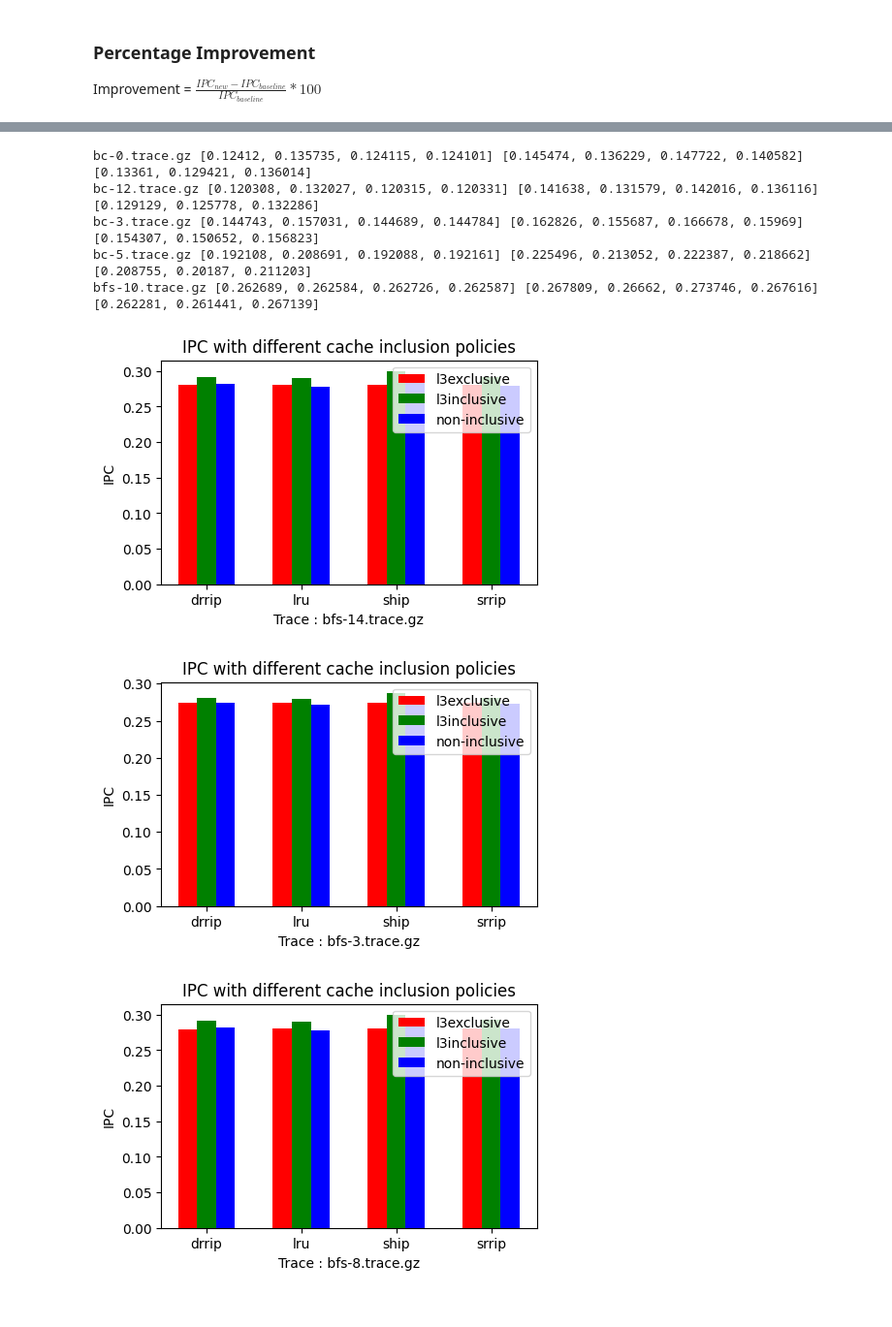
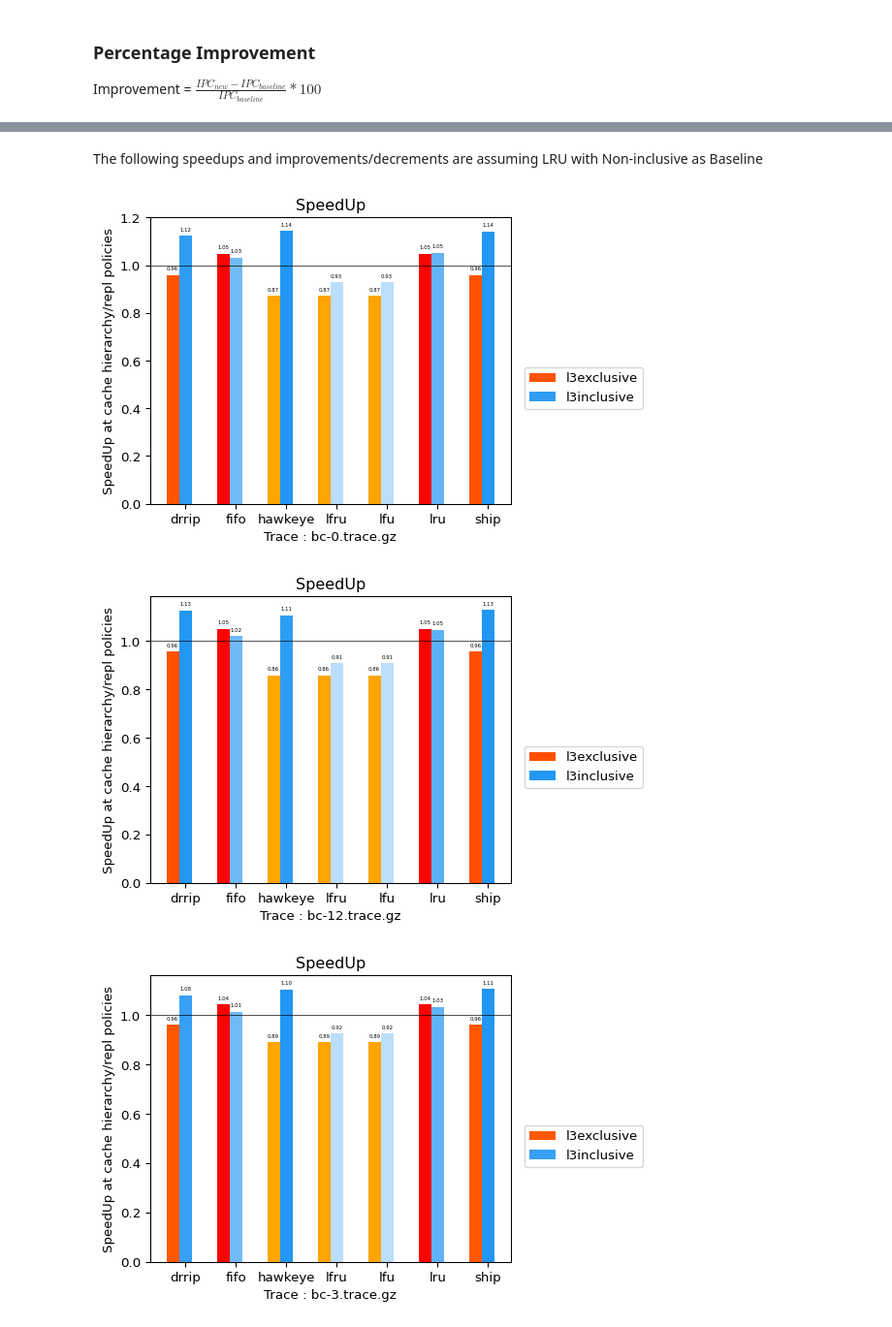
Before and after one commit to Atishay25/Cache-Hierarchy-for-Graph-Analytics, a Jupyter notebook: results/plot.ipynb, the cells around one changed output, grey strips where cells are left out. Shown at 97% size. Saved outputs shown, nothing was run; the diff lists cells and outputs as text; code cells hidden in the pictures.

```diff
--- a/results/plot.ipynb
+++ b/results/plot.ipynb
@@ -102,7 +100,6 @@ width = 0.25
 l3ex = []
 l3inc = []
 cache = []
-inc = []
 for i in range(len(df.index)):
     if df['policy'][i] == 'l3exclusive':
         l3ex.append(df['ipc'][i])
@@ -110,25 +107,22 @@ for i in range(len(df.index)):
         l3inc.append(df['ipc'][i])
     elif df['policy'][i] == 'cache':
         cache.append(df['ipc'][i])
-    else:
-        inc.append(df['ipc'][i])
 
 for i in range(N):
     l3ex[i] = ((l3ex[i] - cache[i])/cache[i]) * 100
     l3inc[i] = ((l3inc[i] - cache[i])/cache[i]) * 100
-    inc[i] = ((inc[i] - cache[i])/cache[i]) * 100
 
 plt.figure(figsize=(12,7))
 bar1 = plt.bar(ind, l3ex, width, color = 'r')
 bar2 = plt.bar(ind+width, l3inc, width, color='g')
-bar3 = plt.bar(ind+width*2, inc, width, color = 'b')
+#bar3 = plt.bar(ind+width*2, inc, width, color = 'b')
 
 plt.xlabel("Traces")
 plt.ylabel('Improvement (in %) in IPC')
 plt.title("Percent Improvement from baseline cache policy (non-inclusive)")
 
-plt.xticks(ind+width,df['trace'].unique())
-plt.legend( (bar1, bar2, bar3), ('l3exclusive', 'l3inclusive', 'inclusive') )
+plt.xticks(ind+width,df['trace'].unique(), rotation = 'vertical')
+plt.legend( (bar1, bar2), ('l3exclusive', 'l3inclusive') )
 plt.savefig("improvement_policyComparison.jpg")
 plt.show()
 # %% [output]
@@ -150,7 +146,7 @@ df1.drop_duplicates(keep=False, inplace=True)
 # %%
 df2 = df1.groupby('trace')
-pp = df2.get_group('bfs-14.trace.gz')
+pp = df2.get_group('pr-14.trace.gz')
 pp = pp.sort_values(by = 'replacement')
-l3ex =  pp.loc[pp['cache_policy'] == 'l3exclusive']['ipc'].tolist()
-print(l3ex)
+l3ex =  pp.loc[pp['hierarchy'] == 'l3inclusive']['ipc'].tolist()
+print(l3ex, max(l3ex))
 # %% [output]
@@ -158,38 +225,55 @@ print(l3ex)
+# %% [markdown]
+The following speedups and improvements/decrements are assuming LRU with Non-inclusive as Baseline
 # %%
-width = 0.2
+import matplotlib as mpl
+width = 0.25
 
 for j in df1['trace'].unique():
     new_df = df2.get_group(j)
     new_df = new_df.sort_values(by = 'replacement')
-    l3ex =  new_df.loc[new_df['cache_policy'] == 'l3exclusive']['ipc'].tolist()
-    l3inc = new_df.loc[new_df['cache_policy'] == 'l3inclusive']['ipc'].tolist()
-    cache = new_df.loc[new_df['cache_policy'] == 'cache']['ipc'].tolist()
-    # inc = new_df.loc[new_df['cache_policy'] == 'inclusive']['ipc'].tolist()
+    l3ex =  new_df.loc[new_df['hierarchy'] == 'l3exclusive']['ipc'].tolist()
+    l3inc = new_df.loc[new_df['hierarchy'] == 'l3inclusive']['ipc'].tolist()
+    cache = new_df.loc[new_df['hierarchy'] == 'cache']['ipc'].tolist()
+    # inc = new_df.loc[new_df['hierarchy'] == 'inclusive']['ipc'].tolist()
     if len(l3ex) != len(l3inc) or len(l3ex) != len(cache) or len(l3inc) != len(cache):
         print(j, l3ex, l3inc, cache)
         continue
 
-    plt.figure(figsize=(5,3))
+    # for speed up
+    for i in range(len(l3ex)):
+        l3ex[i] = (l3ex[i]/cache[5])
+        l3inc[i] = (l3inc[i]/cache[5])
+    max_val = max(max(l3inc), max(l3ex))
+    min_val = min(min(l3ex), min(l3inc))
+
     N = len(l3ex)
     ind = np.arange(N)
-    bar1 = plt.bar(ind, l3ex, width, color = 'r')
-    bar2 = plt.bar(ind+width, l3inc, width, color='g')
-    bar3 = plt.bar(ind+width*2, cache, width, color = 'b')
-    #bar4 = plt.bar(ind+width*3, inc[:5], width, color = 'orange')
+    # Colours - Choose the extreme colours of the colour map
+    colours1 = ["#bbdefb", "#2196f3"]
+    colours = ["orange", "red"]
+    colours2 = ["yellow", "green"]
 
+    # Colormap - Build the colour maps
+    cmap = mpl.colors.LinearSegmentedColormap.from_list("colour_map", colours, N=256)
+    norm = mpl.colors.Normalize(min(l3ex), max(l3ex))
+    cmap1 = mpl.colors.LinearSegmentedColormap.from_list("colour_map", colours1, N=256)
+    norm1 = mpl.colors.Normalize(min(l3inc), max(l3inc))
+    fig, ax = plt.subplots(figsize=(5,4), dpi = 96)
+    bar1 = ax.bar(ind, l3ex, width, color=cmap(norm(l3ex)))
+    bar2 = ax.bar(ind+width, l3inc, width, color=cmap1(norm1(l3inc)))
+
+    ax.axhline(y=1, color='black', linestyle='-', linewidth = 0.5)
     plt.xlabel(f"Trace : {j}")
-    plt.ylabel('IPC')
-    plt.title("IPC with different cache inclusion policies")
+    plt.ylabel('SpeedUp at cache hierarchy/repl policies')
+    plt.title("SpeedUp")
     plt.xticks(ind+width,new_df['replacement'].unique())
-    plt.legend( (bar1, bar2, bar3), ('l3exclusive', 'l3inclusive', 'non-inclusive') )
+    ax.legend( (bar1, bar2), ('l3exclusive', 'l3inclusive'), bbox_to_anchor =(1.02, 0.5) )
+    ax.bar_label(bar1, labels=[f'{e:,.2f}' for e in l3ex], padding=3, color='black', fontsize=4)
+    ax.bar_label(bar2, labels=[f'{e:,.2f}' for e in l3inc], padding=3, color='black', fontsize=4)
+
     plt.show()
     # plt.savefig("ipc_policyComparison.jpg")
 # %% [output]
-bc-0.trace.gz [0.12412, 0.135735, 0.124115, 0.124101] [0.145474, 0.136229, 0.147722, 0.140582] [0.13361, 0.129421, 0.136014]
-bc-12.trace.gz [0.120308, 0.132027, 0.120315, 0.120331] [0.141638, 0.131579, 0.142016, 0.136116] [0.129129, 0.125778, 0.132286]
-bc-3.trace.gz [0.144743, 0.157031, 0.144689, 0.144784] [0.162826, 0.155687, 0.166678, 0.15969] [0.154307, 0.150652, 0.156823]
-bc-5.trace.gz [0.192108, 0.208691, 0.192088, 0.192161] [0.225496, 0.213052, 0.222387, 0.218662] [0.208755, 0.20187, 0.211203]
-bfs-10.trace.gz [0.262689, 0.262584, 0.262726, 0.262587] [0.267809, 0.26662, 0.273746, 0.267616] [0.262281, 0.261441, 0.267139]
-[figure, old version]
+[figure, new version]
-[figure, old version]
+[figure, new version]
-[figure, old version]
+[figure, new version]
```
Also changed, not shown: parts of 11 cells of this notebook.
